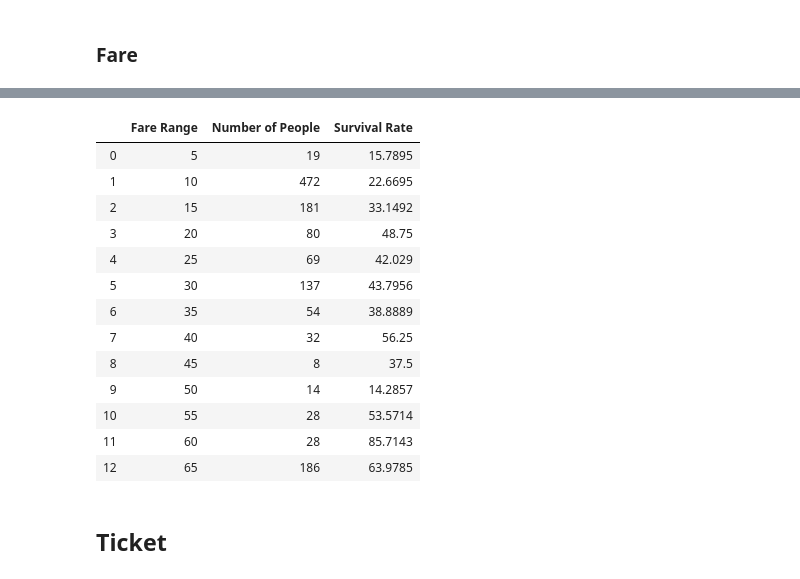
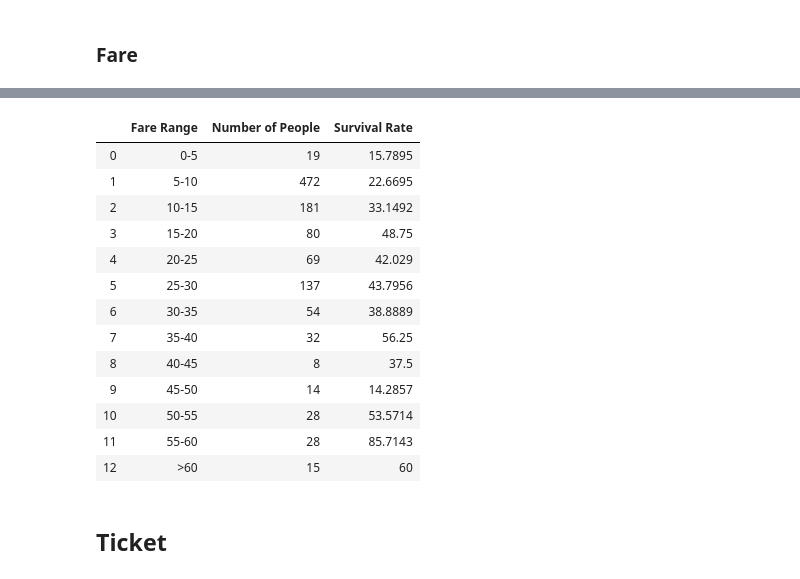
Before and after one commit to swarrier16/Titanic_Analysis, a Jupyter notebook: vrushali-visualizations.ipynb, the cells around one changed output, grey strips where cells are left out. Saved outputs shown, nothing was run; the diff lists cells and outputs as text; code cells hidden in the pictures.

```diff
--- a/vrushali-visualizations.ipynb
+++ b/vrushali-visualizations.ipynb
@@ -108,18 +108,18 @@ f = df[ ['fare','survived'] ]
 
 c = f.loc[ (f['fare'] >= 0.0) & (f['fare'] < 5.0) ]
 d = f.loc[ (f['fare'] >= 0.0) & (f['fare'] < 5.0) & f['survived'] == 1]
+fare_df.loc[ (fare_df['Fare Range'] == "0-5"), 'Number of People' ] = len(c)
+fare_df.loc[ (fare_df['Fare Range'] == "0-5"), 'Survival Rate' ] = (len(d) / len(c) * 100)
+
+c = f.loc[ (f['fare'] >= 5.0) & (f['fare'] < 10.0) ]
+d = f.loc[ (f['fare'] >= 5.0) & (f['fare'] < 10.0) & f['survived'] == 1]
 fare_df.loc[ (fare_df['Fare Range'] == "5-10"), 'Number of People' ] = len(c)
 fare_df.loc[ (fare_df['Fare Range'] == "5-10"), 'Survival Rate' ] = (len(d) / len(c) * 100)
 
-c = f.loc[ (f['fare'] >= 5.0) & (f['fare'] < 10.0) ]
-d = f.loc[ (f['fare'] >= 5.0) & (f['fare'] < 10.0) & f['survived'] == 1]
+c = f.loc[ (f['fare'] >= 10.0) & (f['fare'] < 15.0) ]
+d = f.loc[ (f['fare'] >= 10.0) & (f['fare'] < 15.0) & f['survived'] == 1]
 fare_df.loc[ (fare_df['Fare Range'] == "10-15"), 'Number of People' ] = len(c)
 fare_df.loc[ (fare_df['Fare Range'] == "10-15"), 'Survival Rate' ] = (len(d) / len(c) * 100)
-
-c = f.loc[ (f['fare'] >= 10.0) & (f['fare'] < 15.0) ]
-d = f.loc[ (f['fare'] >= 10.0) & (f['fare'] < 15.0) & f['survived'] == 1]
-fare_df.loc[ (fare_df['Fare Range'] == "15-20"), 'Number of People' ] = len(c)
-fare_df.loc[ (fare_df['Fare Range'] == "15-20"), 'Survival Rate' ] = (len(d) / len(c) * 100)
 
 c = f.loc[ (f['fare'] >= 15.0) & (f['fare'] < 20.0) ]
 d = f.loc[ (f['fare'] >= 15.0) & (f['fare'] < 20.0) & f['survived'] == 1]
@@ -146,48 +146,48 @@ d = f.loc[ (f['fare'] >= 35.0) & (f['fare'] < 40.0) & f['survived'] == 1]
 fare_df.loc[ (fare_df['Fare Range'] == "35-40"), 'Number of People' ] = len(c)
 fare_df.loc[ (fare_df['Fare Range'] == "35-40"), 'Survival Rate' ] = (len(d) / len(c) * 100)
 
 c = f.loc[ (f['fare'] >= 40.0) & (f['fare'] < 45.0) ]
 d = f.loc[ (f['fare'] >= 40.0) & (f['fare'] < 45.0) & f['survived'] == 1]
 fare_df.loc[ (fare_df['Fare Range'] == "40-45"), 'Number of People' ] = len(c)
 fare_df.loc[ (fare_df['Fare Range'] == "40-45"), 'Survival Rate' ] = (len(d) / len(c) * 100)
 
 c = f.loc[ (f['fare'] >= 45.0) & (f['fare'] < 50.0) ]
 d = f.loc[ (f['fare'] >= 45.0) & (f['fare'] < 50.0) & f['survived'] == 1]
 fare_df.loc[ (fare_df['Fare Range'] == "45-50"), 'Number of People' ] = len(c)
 fare_df.loc[ (fare_df['Fare Range'] == "45-50"), 'Survival Rate' ] = (len(d) / len(c) * 100)
 
 c = f.loc[ (f['fare'] >= 50.0) & (f['fare'] < 55.0) ]
 d = f.loc[ (f['fare'] >= 50.0) & (f['fare'] < 55.0) & f['survived'] == 1]
 fare_df.loc[ (fare_df['Fare Range'] == "50-55"), 'Number of People' ] = len(c)
 fare_df.loc[ (fare_df['Fare Range'] == "50-55"), 'Survival Rate' ] = (len(d) / len(c)* 100)
 
 c = f.loc[ (f['fare'] >= 55.0) & (f['fare'] < 60.0) ]
 d = f.loc[ (f['fare'] >= 55.0) & (f['fare'] < 60.0) & f['survived'] == 1]
 fare_df.loc[ (fare_df['Fare Range'] == "55-60"), 'Number of People' ] = len(c)
 fare_df.loc[ (fare_df['Fare Range'] == "55-60"), 'Survival Rate' ] = (len(d) / len(c)* 100)
 
 c = f.loc[ (f['fare'] >= 60.0) ]
 d = f.loc[ (f['fare'] >= 60.0) & f['survived'] == 1]
-fare_df.loc[ (fare_df['Fare Range'] == "> 60"), 'Number of People' ] = len(c)
-fare_df.loc[ (fare_df['Fare Range'] == "> 60"), 'Survival Rate' ] = (len(d) / len(c) * 100)
+fare_df.loc[ (fare_df['Fare Range'] == ">60"), 'Number of People' ] = len(c)
+fare_df.loc[ (fare_df['Fare Range'] == ">60"), 'Survival Rate' ] = (len(d) / len(c) * 100)
 
 
 fare_df
 # %% [output]
 |  | Fare Range | Number of People | Survival Rate |
-| 0 | 5 | 19 | 15.7895 |
-| 1 | 10 | 472 | 22.6695 |
-| 2 | 15 | 181 | 33.1492 |
-| 3 | 20 | 80 | 48.75 |
-| 4 | 25 | 69 | 42.029 |
-| 5 | 30 | 137 | 43.7956 |
-| 6 | 35 | 54 | 38.8889 |
-| 7 | 40 | 32 | 56.25 |
-| 8 | 45 | 8 | 37.5 |
-| 9 | 50 | 14 | 14.2857 |
-| 10 | 55 | 28 | 53.5714 |
-| 11 | 60 | 28 | 85.7143 |
-| 12 | 65 | 186 | 63.9785 |
+| 0 | 0-5 | 19 | 15.7895 |
+| 1 | 5-10 | 472 | 22.6695 |
+| 2 | 10-15 | 181 | 33.1492 |
+| 3 | 15-20 | 80 | 48.75 |
+| 4 | 20-25 | 69 | 42.029 |
+| 5 | 25-30 | 137 | 43.7956 |
+| 6 | 30-35 | 54 | 38.8889 |
+| 7 | 35-40 | 32 | 56.25 |
+| 8 | 40-45 | 8 | 37.5 |
+| 9 | 45-50 | 14 | 14.2857 |
+| 10 | 50-55 | 28 | 53.5714 |
+| 11 | 55-60 | 28 | 85.7143 |
+| 12 | >60 | 15 | 60 |
 # %% [markdown]
 ## Ticket
 # %%
```
Also changed, not shown: parts of 7 cells of this notebook.
